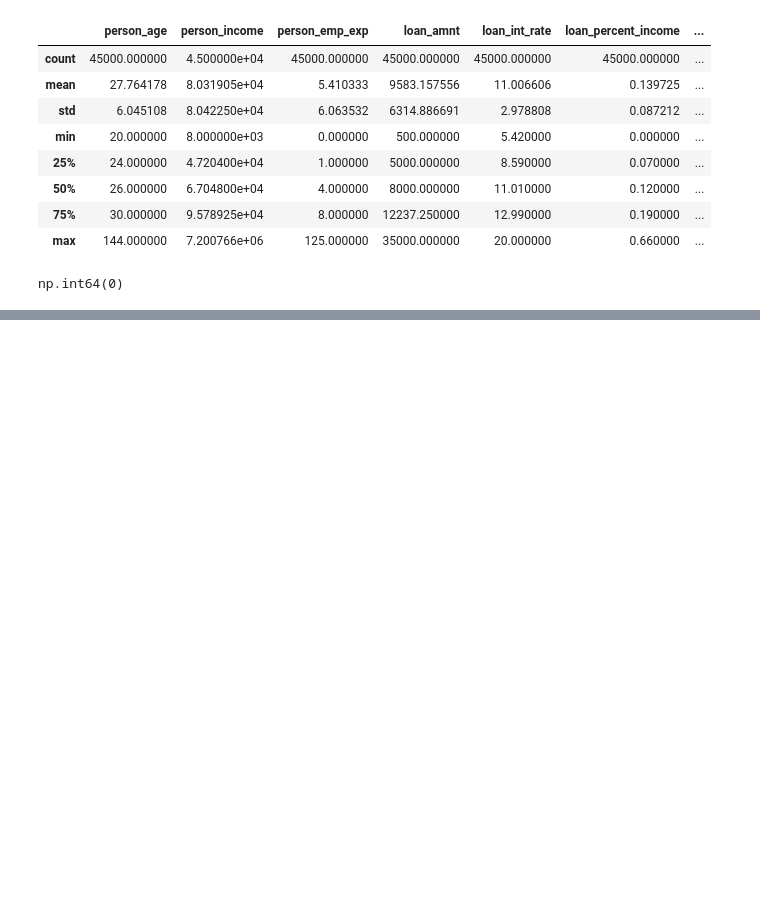
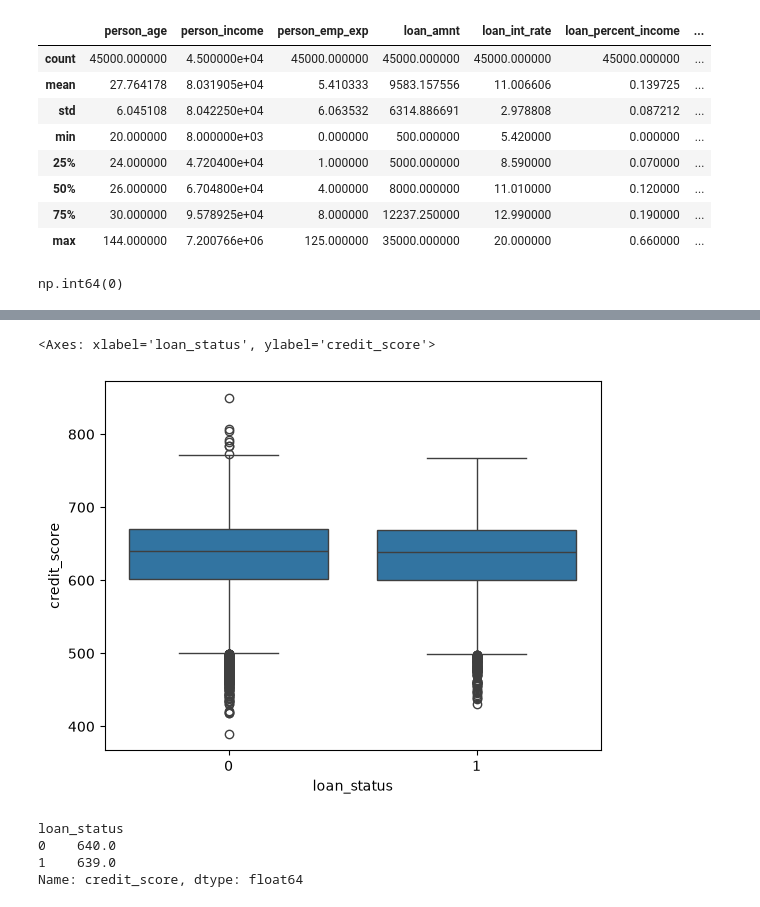
Before and after one commit to Adeel213/ML-Practice, a Jupyter notebook: Transformation.ipynb, the cells around one changed output, grey strips where cells are left out. Drawn from its saved outputs; the diff is of its cells as text; code cells hidden in the pictures; blank space fills up the shorter version.

```diff
--- a/Transformation.ipynb
+++ b/Transformation.ipynb
@@ -152,0 +123,12 @@ Name: count, dtype: int64
+# %%
+sns.boxplot(data = df,x= 'loan_status',y = 'credit_score')
+# %% [output]
+<Axes: xlabel='loan_status', ylabel='credit_score'>
+[figure, added]
+# %%
+df.groupby('loan_status')['credit_score'].median()
+# %% [output]
+loan_status
+0    640.0
+1    639.0
+Name: credit_score, dtype: float64
```
Also changed, not shown: parts of 30 cells of this notebook.
